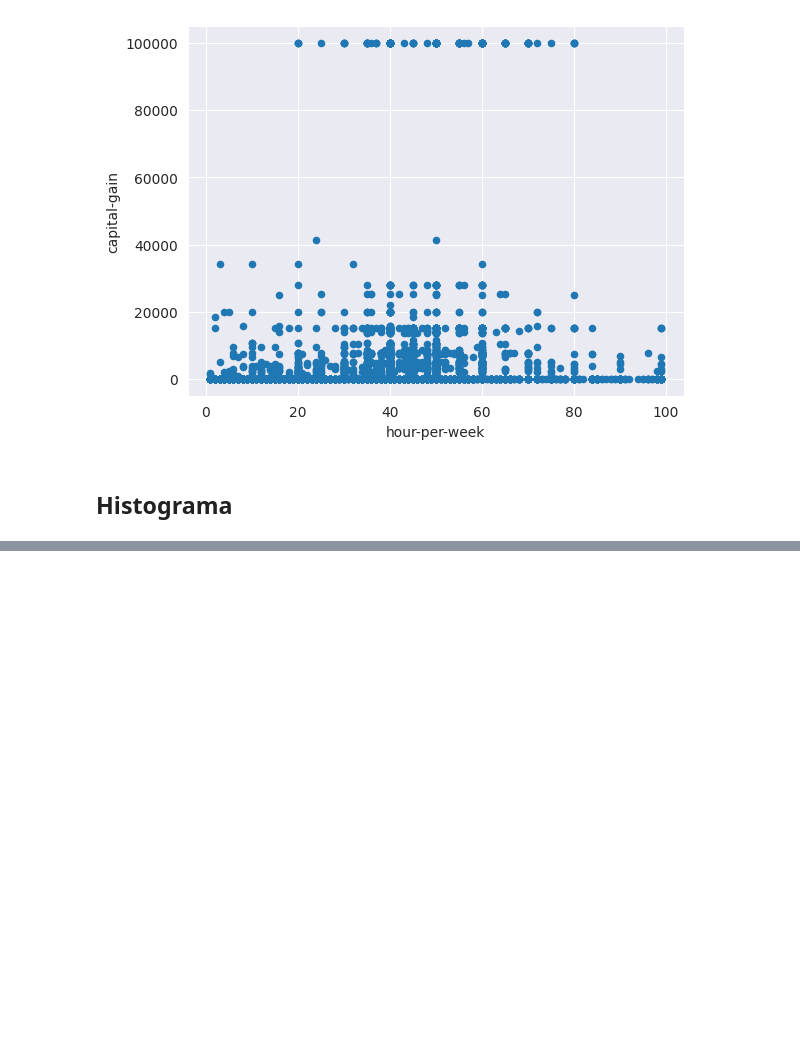
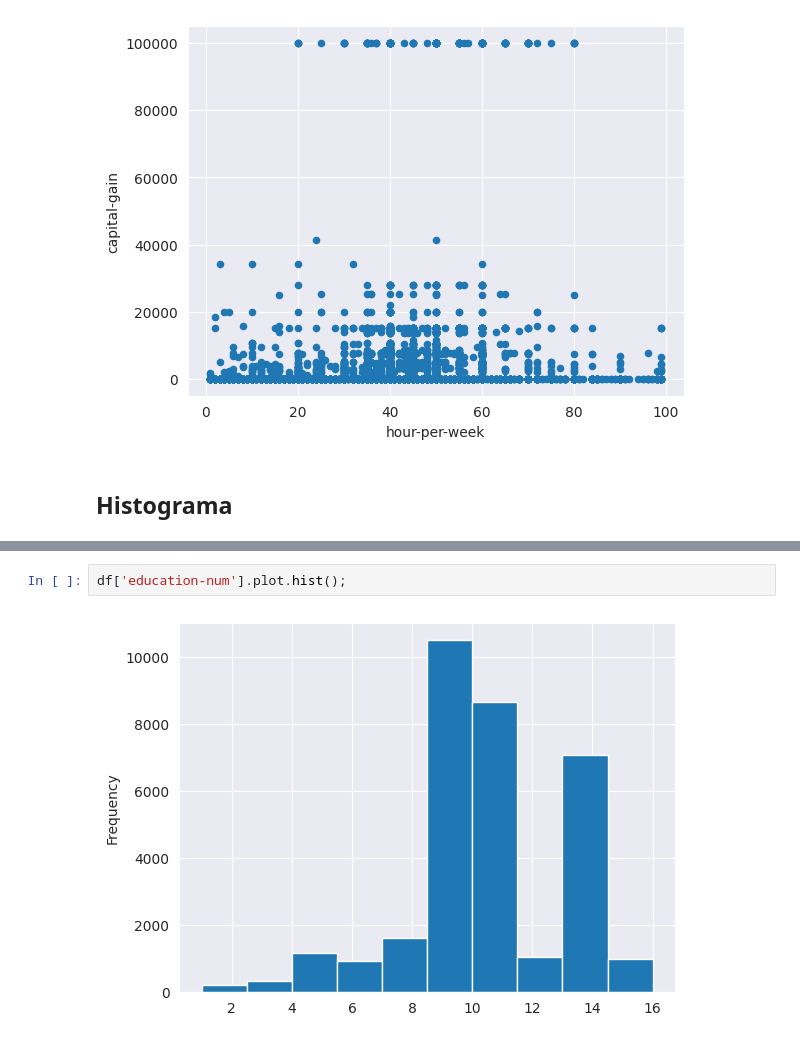
Before and after one commit to Joao-Inacio/Pandas-Descomplicado-Um-Guia-Pratico-para-Iniciantes, a Jupyter notebook: 0.3_Graficos/graficos.ipynb, the cells around one changed output, grey strips where cells are left out. Drawn from its saved outputs; the diff is of its cells as text; blank space fills up the shorter version.

```diff
--- a/0.3_Graficos/graficos.ipynb
+++ b/0.3_Graficos/graficos.ipynb
@@ -168,0 +173,4 @@ df.plot.scatter(x="hour-per-week", y='capital-gain');
+# %%
+df['education-num'].plot.hist();
+# %% [output]
+[figure, added]
```
Also changed, not shown: parts of 5 cells of this notebook.
